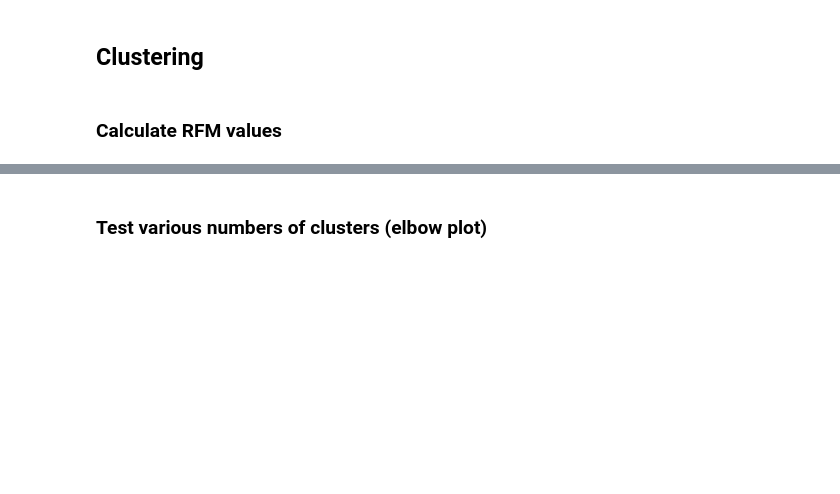
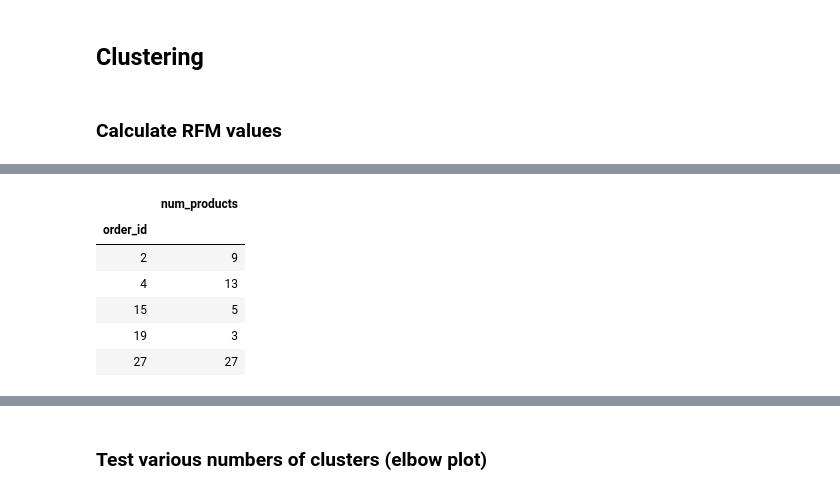
Before and after one commit to jrkreiger/instacart-analysis, a Jupyter notebook: instacart-analysis.ipynb, the cells around one changed output, grey strips where cells are left out. Saved outputs shown, nothing was run; the diff lists cells and outputs as text; code cells hidden in the pictures; blank space fills up the shorter version.

```diff
--- a/instacart-analysis.ipynb
+++ b/instacart-analysis.ipynb
@@ -843,0 +901,11 @@ Power: 1.0
+# %%
+prod_counts.set_index('order_id', inplace=True)
+prod_counts.head()
+# %% [output]
+|  | num_products |
+| order_id |  |
+| 2 | 9 |
+| 4 | 13 |
+| 15 | 5 |
+| 19 | 3 |
+| 27 | 27 |
```
Also changed, not shown: parts of 8 cells of this notebook.
